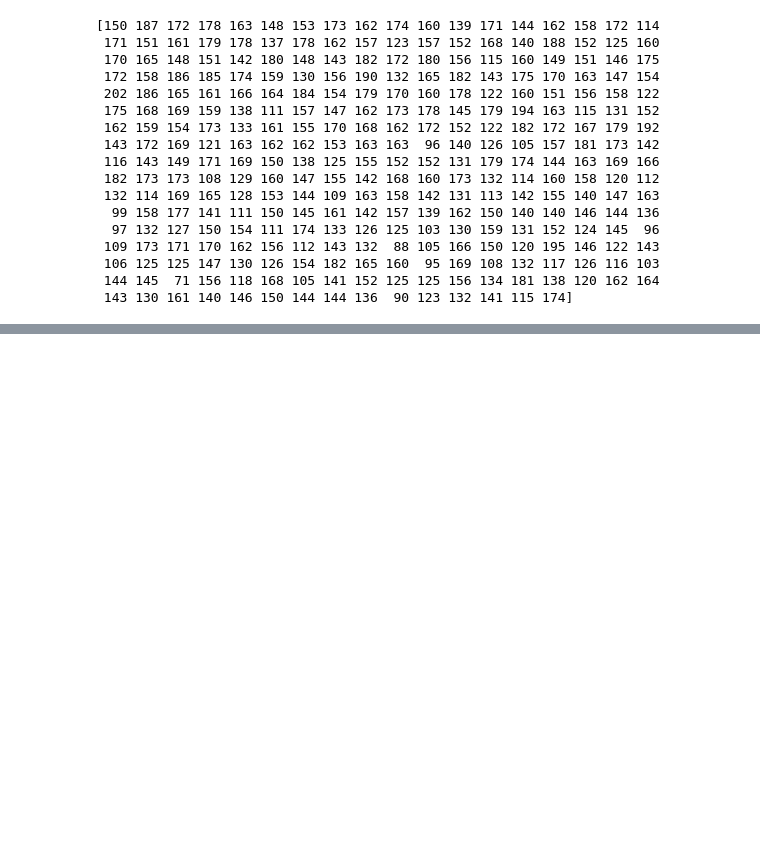
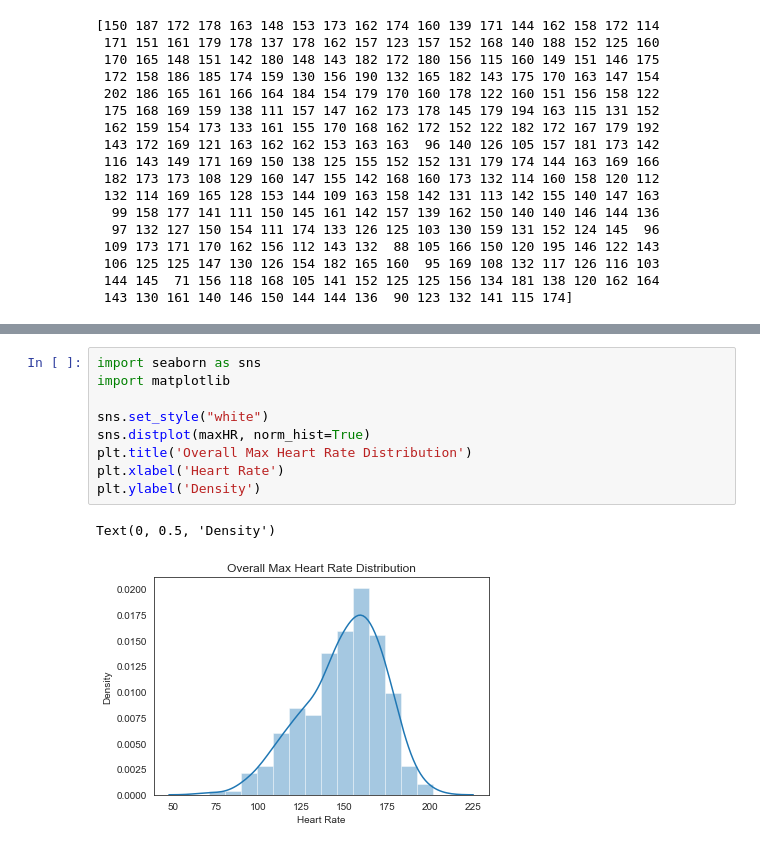
Before and after one commit to estebanGeorgeBrown/aiProject, a Jupyter notebook: Untitled.ipynb, the cells around one changed output, grey strips where cells are left out. Saved outputs shown, nothing was run; the diff lists cells and outputs as text; blank space fills up the shorter version.

```diff
--- a/Untitled.ipynb
+++ b/Untitled.ipynb
@@ -92,0 +132,12 @@ print(maxHR)
+# %%
+import seaborn as sns
+import matplotlib
+
+sns.set_style("white")
+sns.distplot(maxHR, norm_hist=True)
+plt.title('Overall Max Heart Rate Distribution')
+plt.xlabel('Heart Rate')
+plt.ylabel('Density')
+# %% [output]
+Text(0, 0.5, 'Density')
+[figure, added]
```
Also changed, not shown: parts of 43 cells of this notebook, 2 other files.
